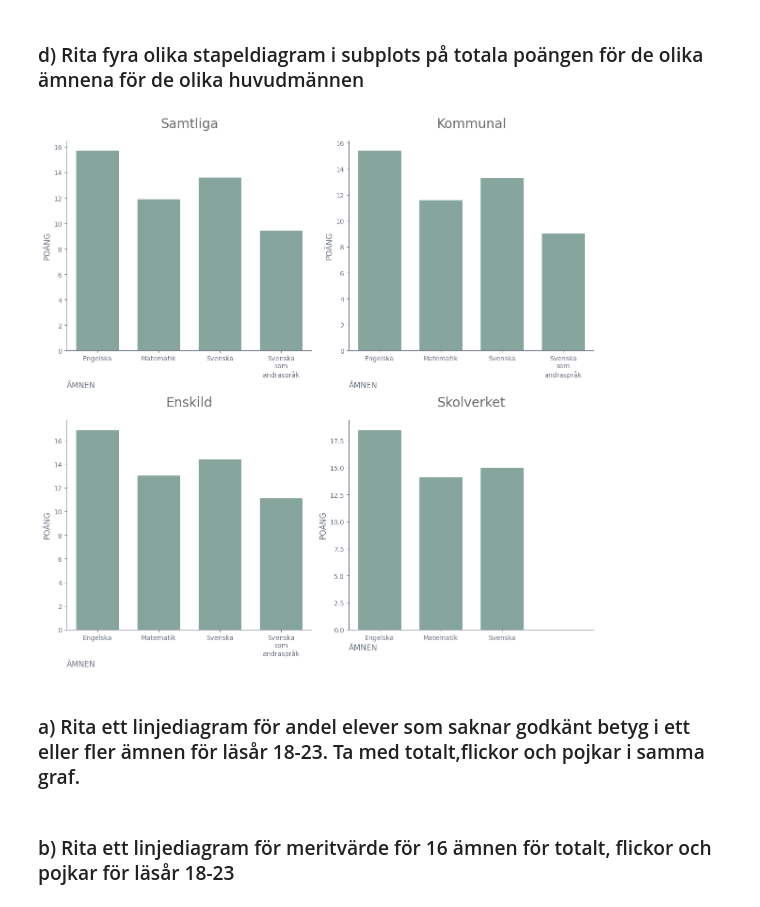
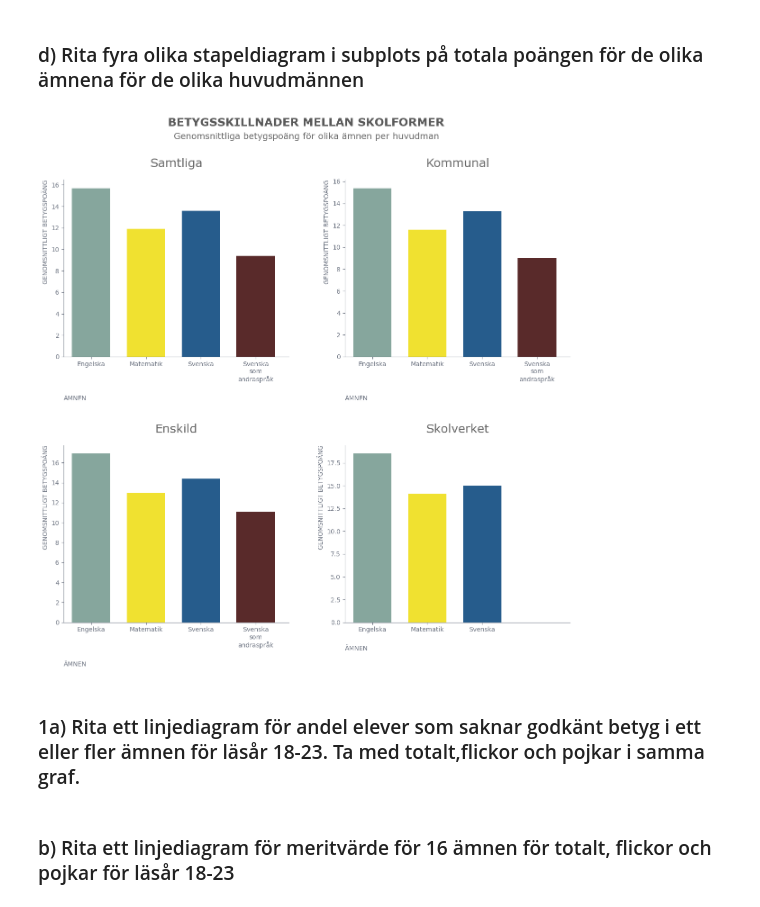
Before and after one commit to HolmstromAnna/Python-Anna-Holmstr-m-OPA23, a Jupyter notebook: Labb2/Labb2.ipynb, the cells around one changed output. Drawn from its saved outputs; the diff is of its cells as text; code cells hidden in the pictures.

```diff
--- a/Labb2/Labb2.ipynb
+++ b/Labb2/Labb2.ipynb
@@ -140,59 +139,66 @@ subjects = ["Engelska", "Matematik", "Svenska", "Svenska som andraspråk"]
 # List of dataframes for each subject
 dataframes = [english, mathematics, swedish, swedish_second]
 
-def plot(dataframes, principal, subjects):
+def plot(dataframes, principals, subjects):
     # Create a 2x2 grid of subplots
     fig, axes = plt.subplots(2, 2, figsize=(12, 12))
     axes = axes.flatten()
 
-    bar_width = 0.7
-    max_bars = len(subjects) # The maximum number of bars (subjects)
+    # Define colors for each subject
+    colors = {"Engelska": "#86A69D", "Matematik": "#f0e130", "Svenska": "#265C8C", "Svenska som andraspråk": "#592A2A"}
 
-    for ax, principal in zip(axes, principal):
+    # Standard width for bars, regardless of how many there are
+    standard_bar_width = 0.7
+    # Maximum number of bars (subjects)
+    max_bars = len(subjects)
+
+    # Subplot titel
+    plt.suptitle('BETYGSSKILLNADER MELLAN SKOLFORMER', fontname = "Verdana", fontsize=18, fontweight='bold', color="#595959", y=1.03)
+    plt.figtext(0.5, 0.99, 'Genomsnittliga betygspoäng för olika ämnen per huvudman', fontname = "Verdana", fontsize=14, color="dimgray", ha='center')
+
+    for ax, principal in zip(axes, principals):
         # Collect the total points for each subject for the current principal from the dataframes
         points = [df.loc[df['Huvudman'] == principal, 'Totalt (poäng)'].values[0] if principal in df['Huvudman'].values else np.nan for df in dataframes]
         # Filter out non-NaN points to only have available points
         available_points = [p for p in points if not np.isnan(p)]
         # Filter the subjects to only include those with available points
         available_subjects = [subjects[i] for i, p in enumerate(points) if not np.isnan(p)]
 
-       # Calculate the x positions with the same spacing for all charts
-        if len(available_subjects) < max_bars:
-            # För diagram med mindre än max antal staplar, beräkna nya positioner
-            bar_positions = range(len(available_subjects))
-        else:
-            # Annars använd en jämn fördelning
-            bar_positions = range(max_bars)
+        # Calculate the x positions for bars
+        bar_positions = np.arange(len(available_subjects))
 
-        # Draw bars
-        ax.bar(bar_positions, available_points, width=bar_width, color="#86A69D", align='center')
+        # Draw bars with specific colors and fixed width
+        for i, point in enumerate(available_points):
+            subject_color = colors[available_subjects[i]]
+            ax.bar(bar_positions[i], point, width=standard_bar_width, color=subject_color, align='center')
 
         # Adjust the tick marks on the x-axis
         ax.set_xticks(bar_positions)
-        # Replace spaces with line breaks for subjects to fit the labels nicely under the bars
         ax.set_xticklabels([subject.replace(" ", "\n") for subject in available_subjects])
-        ax.set_xlabel("ÄMNEN", loc="left", color="#6b7280", fontsize=12)
-        ax.set_ylabel("POÄNG", color="#6b7280", fontsize=12)
-        ax.set_title(principal, pad=20, color="dimgray", fontsize=20)
+        ax.set_xlabel("ÄMNEN", loc="left", color="#6b7280", fontsize=10, labelpad=20)
+        ax.set_ylabel("GENOMSNITTLIGT BETYGSPOÄNG", loc="top", color="#6b7280", fontsize=10)
+        ax.set_title(principal, pad=20, fontname = "Verdana", color="dimgray", fontsize=19)
         # Customize the color of the tick parameters
         ax.tick_params(axis="both", colors="#6b7280")
-         # Remove top and right borders
+        # Remove top and right borders
         ax.spines["top"].set_visible(False)
         ax.spines["right"].set_visible(False)
         ax.spines["left"].set_color("#6b7280")
         ax.spines["bottom"].set_color("#6b7280")
-        # Adjust the x-axis limits to match the number of bars
-        ax.set_xlim([-0.5, max_bars - 0.5])
+        # Adjust the x-axis limits to have a fixed range regardless of the number of bars
+        ax.set_xlim([-0.5, max_bars - 0.4])
 
     plt.tight_layout()
+    # Adjust space between plots
+    plt.subplots_adjust(wspace=0.25, hspace=0.5)
     plt.show()
 
 # Call function
 plot(dataframes, principals, subjects)
 # %% [output]
-[figure, old version]
+[figure, new version]
 # %% [markdown]
-### a) Rita ett linjediagram för andel elever som saknar godkänt betyg i ett eller fler ämnen för läsår 18-23. Ta med totalt,flickor och pojkar i samma graf.
+### 1a) Rita ett linjediagram för andel elever som saknar godkänt betyg i ett eller fler ämnen för läsår 18-23. Ta med totalt,flickor och pojkar i samma graf.
 # %%
 # Specify sheet
 sheet = "Tabell 1B"
```
Also changed, not shown: parts of 1 cell of this notebook.
